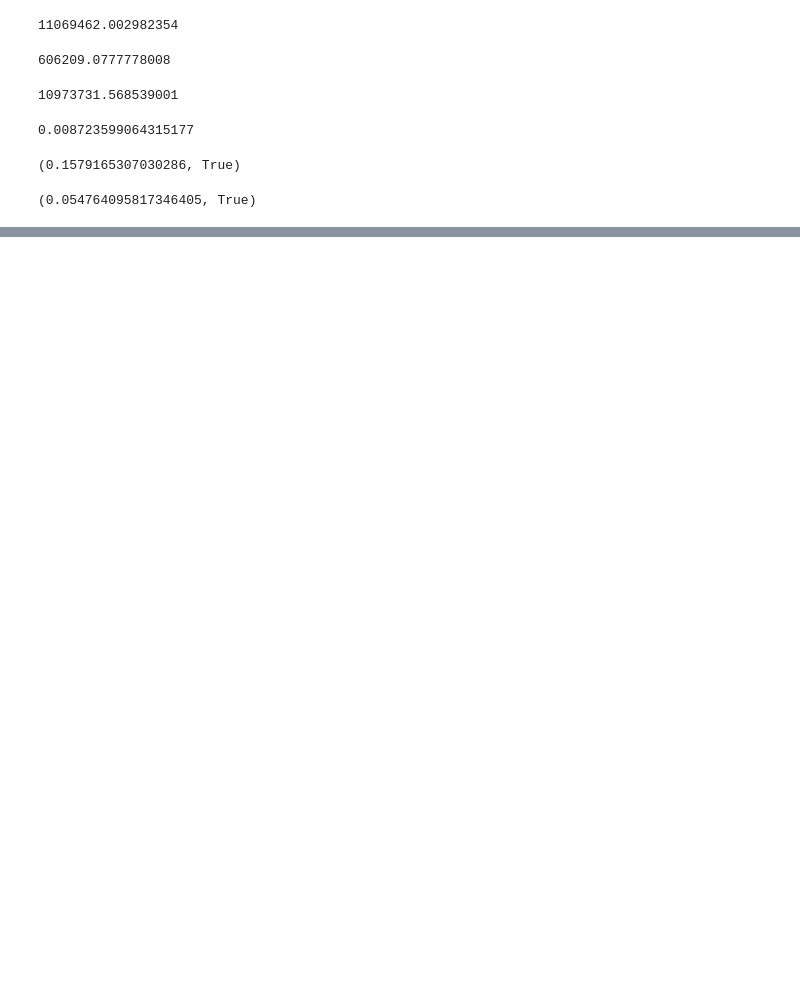
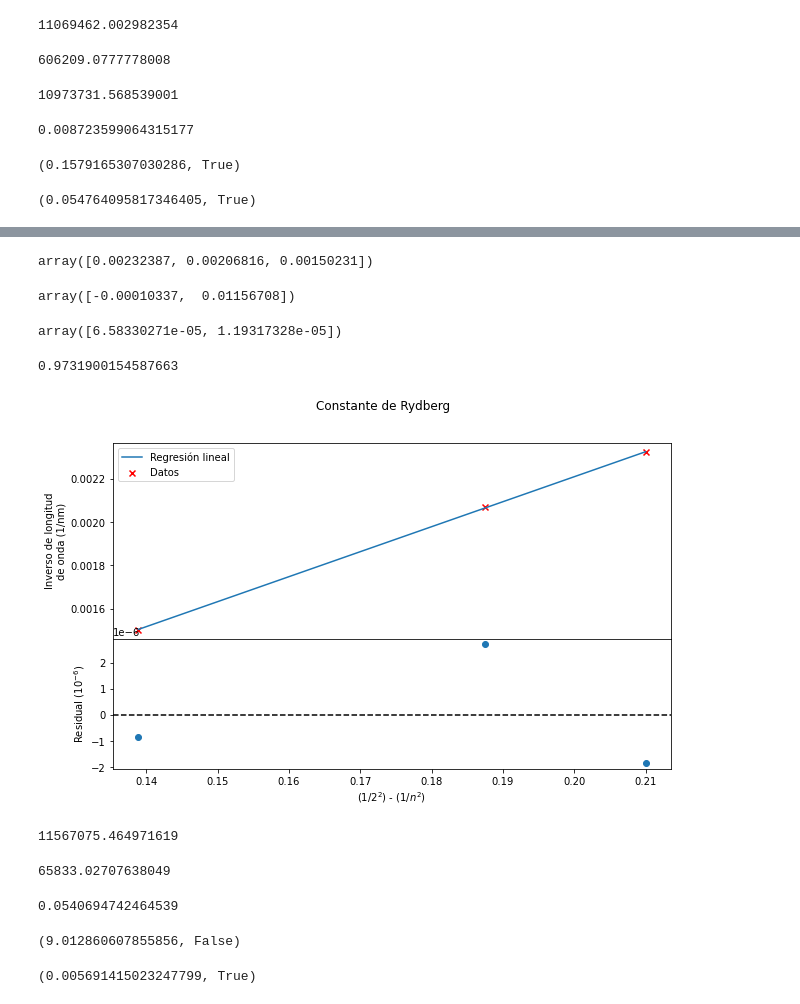
Before and after one commit to slaverdeg/Laboratorio-Moderna-GitHub, a Jupyter notebook: Espectros A/codigo_espectros_A.ipynb, the cells around one changed output, grey strips where cells are left out. Saved outputs shown, nothing was run; the diff lists cells and outputs as text; code cells hidden in the pictures; blank space fills up the shorter version.

Commit message:
rejilla

```diff
--- a/Espectros A/codigo_espectros_A.ipynb
+++ b/Espectros A/codigo_espectros_A.ipynb
@@ -333,0 +386,67 @@ presicion(dR,R)
+# %%
+l_i = 1/l
+l_i
+# %% [output]
+array([0.00232387, 0.00206816, 0.00150231])
+# %%
+param = Minimos_cuadrados(xR,l_i)
+param
+# %% [output]
+array([-0.00010337,  0.01156708])
+# %%
+Cov,R2,r = GetError(xR,l_i,param)
+deltas = Get_sigma(Cov)
+deltas
+# %% [output]
+array([6.58330271e-05, 1.19317328e-05])
+# %%
+R2
+# %% [output]
+0.9731900154587663
+# %%
+_x = np.linspace(np.min(xR),np.max(xR),50)
+_y = GetModel(_x,param)
+# %%
+fig, axs = plt.subplots(2, 1, figsize=(10, 6), gridspec_kw={'height_ratios': [1.5, 1]},sharex=True)
+fig.subplots_adjust(hspace=0)
+fig.suptitle('Constante de Rydbergexperimento rejilla')
+
+axs[0].scatter(xR,l_i,label='Datos',color='r',marker='x')
+#axs[0].errorbar(xR, l_i,yerr= error_y, fmt='none', ecolor='black')
+axs[0].plot(_x,_y,label='Regresión lineal')
+axs[0].set_ylabel('Inverso de longitud\nde onda (1/nm)')
+#axs[0].text(0.184,0.00152,'m = (109e-04 $\pm$ 2e-04)\nb = (0.6e-05 $\pm$ 2.8e-05)\n$R^{2} = 0.973$',fontsize=10, bbox=dict(facecolor='white', edgecolor='black', boxstyle='round'))
+axs[0].legend()
+
+axs[1].scatter(xR,r)
+axs[1].axhline(y=0, color='black', linestyle='--')
+axs[1].set_xlabel('(1/$2^{2}$) - (1/$n^{2}$)')
+axs[1].set_ylabel('Residual ($10^{-6}$)')
+#axs[1].set_ylim(-6.,7.5)
+#axs[1].set_yticks(np.arange(-4.5, 7., 1.5))
+
+plt.show()
+# %% [output]
+[figure, added]
+# %%
+R = param[1]*1e+9
+R
+# %% [output]
+11567075.464971619
+# %%
+dR = deltas[0]*1e+9
+dR
+# %% [output]
+65833.02707638049
+# %%
+Error_relativo(Rr,R)
+# %% [output]
+0.0540694742464539
+# %%
+exactitud(Rr,R,dR)
+# %% [output]
+(9.012860607855856, False)
+# %%
+presicion(dR,R)
+# %% [output]
+(0.005691415023247799, True)
```
Also changed, not shown: parts of 18 cells of this notebook.
